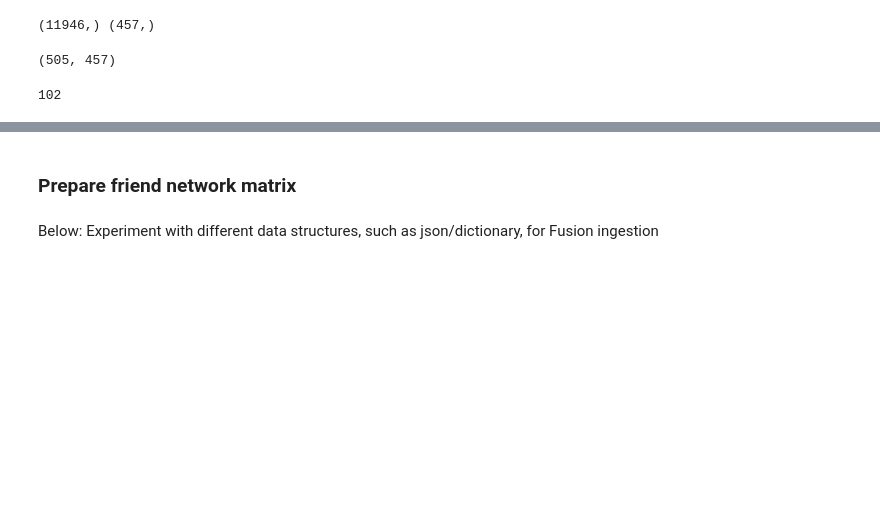
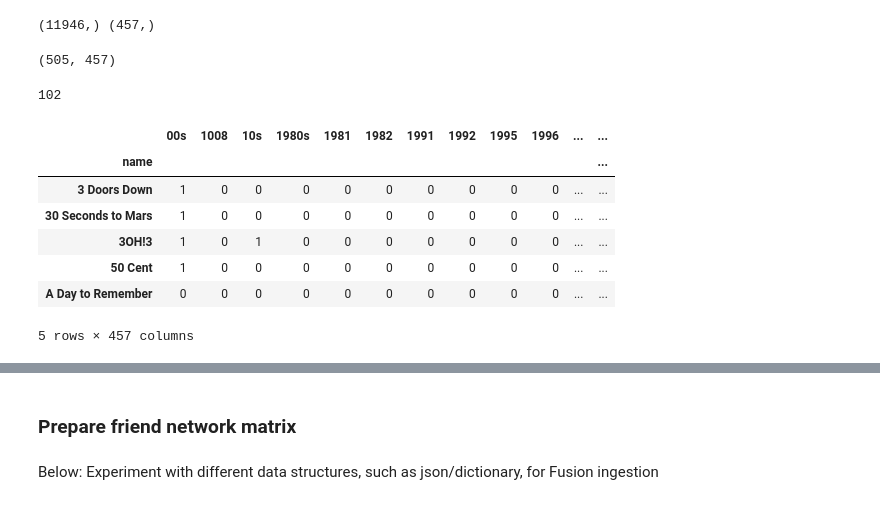
Before and after one commit to cipher813/recommender_system, a Jupyter notebook: notebooks/LastFM_Recommender_DataCleaning.ipynb, the cells around one changed output, grey strips where cells are left out. Cells and saved outputs as stored; diff of their text form; code cells hidden in the pictures; blank space fills up the shorter version.

```diff
--- a/notebooks/LastFM_Recommender_DataCleaning.ipynb
+++ b/notebooks/LastFM_Recommender_DataCleaning.ipynb
@@ -328,3 +347,14 @@ ut8.apply(lambda x: [x.dropna()],axis=0).to_json('../data/recsys_tags.json')
 # %%
 ut6.to_pickle('../data/recsys_tags.pkl')
 ut6.to_csv('../data/recsys_tags.csv', index=False)
+# %%
+ut6.head()
+# %% [output]
+|  | 00s | 1008 | 10s | 1980s | 1981 | 1982 | 1991 | 1992 | 1995 | 1996 | ... | ... |
+| name |  |  |  |  |  |  |  |  |  |  |  | ... |
+| 3 Doors Down | 1 | 0 | 0 | 0 | 0 | 0 | 0 | 0 | 0 | 0 | ... | ... |
+| 30 Seconds to Mars | 1 | 0 | 0 | 0 | 0 | 0 | 0 | 0 | 0 | 0 | ... | ... |
+| 3OH!3 | 1 | 0 | 1 | 0 | 0 | 0 | 0 | 0 | 0 | 0 | ... | ... |
+| 50 Cent | 1 | 0 | 0 | 0 | 0 | 0 | 0 | 0 | 0 | 0 | ... | ... |
+| A Day to Remember | 0 | 0 | 0 | 0 | 0 | 0 | 0 | 0 | 0 | 0 | ... | ... |
+5 rows × 457 columns
```
Also changed, not shown: parts of 13 cells of this notebook, 1 other file.
